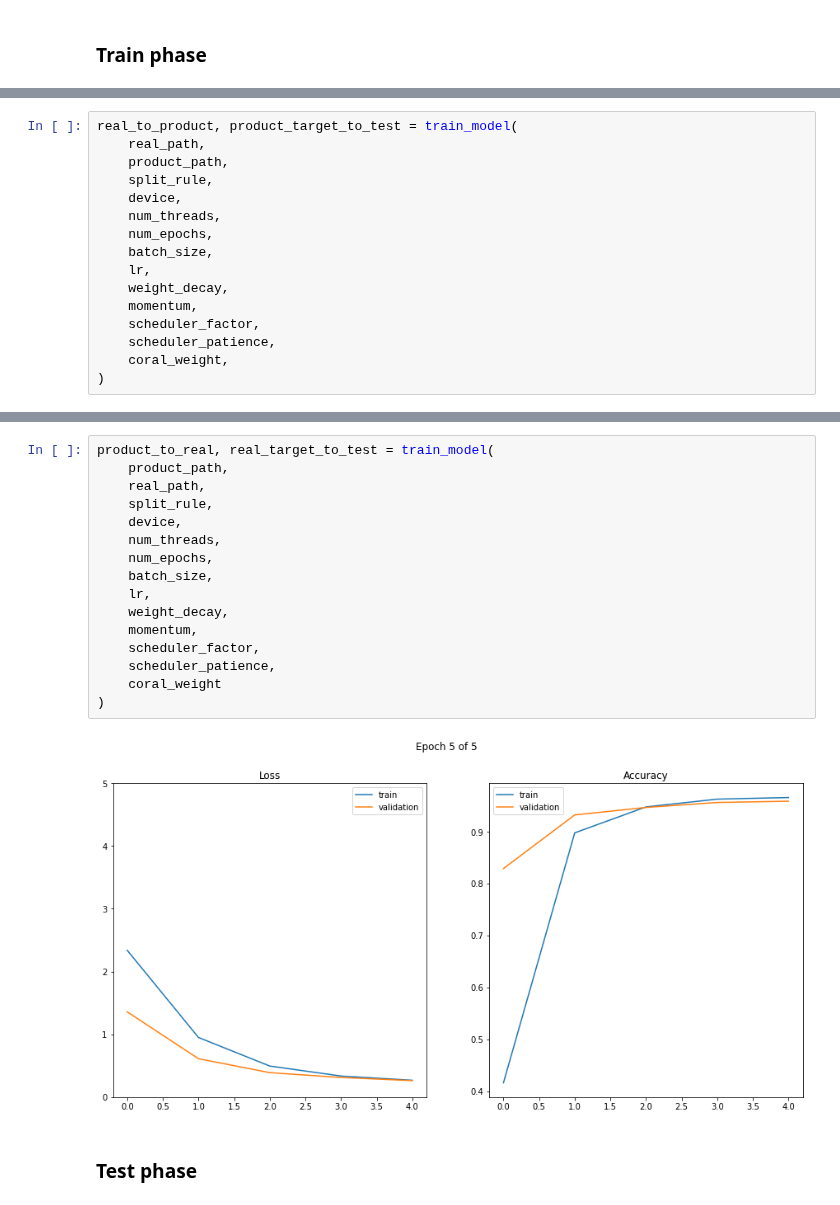
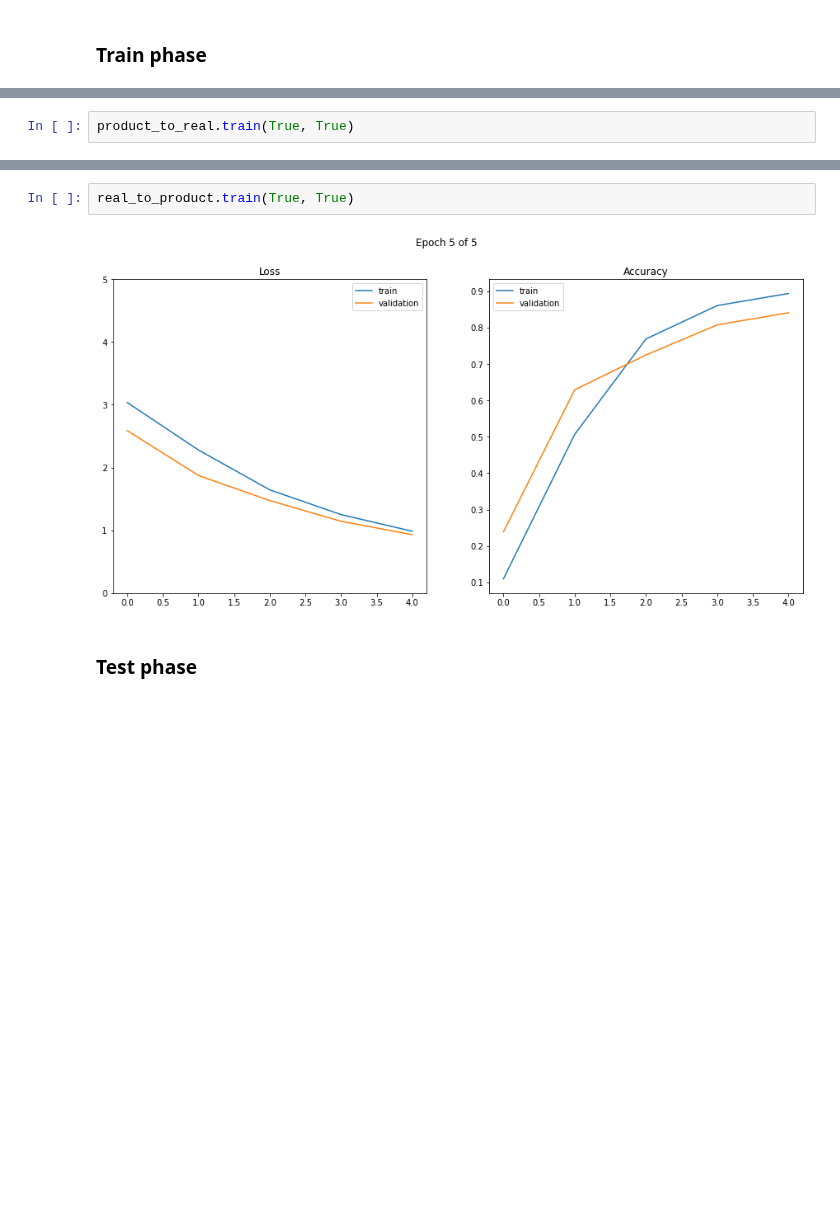
Before and after one commit to fedeizzo/domain-adaptation, a Jupyter notebook: project.ipynb, the cells around one changed output, grey strips where cells are left out. Cells and saved outputs as stored; diff of their text form; blank space fills up the shorter version.

Commit message:
Add Coral train class

```diff
--- a/project.ipynb
+++ b/project.ipynb
@@ -804,17 +869,3 @@ coral_weight=20
 # %%
-real_to_product, product_target_to_test = train_model(
-    real_path,
-    product_path,
-    split_rule,
-    device,
-    num_threads,
-    num_epochs,
-    batch_size,
-    lr,
-    weight_decay,
-    momentum,
-    scheduler_factor,
-    scheduler_patience,
-    coral_weight,
-)
+product_to_real.train(True, True)
 # %% [output]
@@ -822,20 +873,6 @@ real_to_product, product_target_to_test = train_model(
 # %%
-product_to_real, real_target_to_test = train_model(
-    product_path,
-    real_path,
-    split_rule,
-    device,
-    num_threads,
-    num_epochs,
-    batch_size,
-    lr,
-    weight_decay,
-    momentum,
-    scheduler_factor,
-    scheduler_patience,
-    coral_weight
-)
+real_to_product.train(True, True)
 # %% [output]
-[figure, old version]
+[figure, new version]
 # %% [markdown]
 ### Test phase
```
Also changed, not shown: parts of 15 cells of this notebook.
